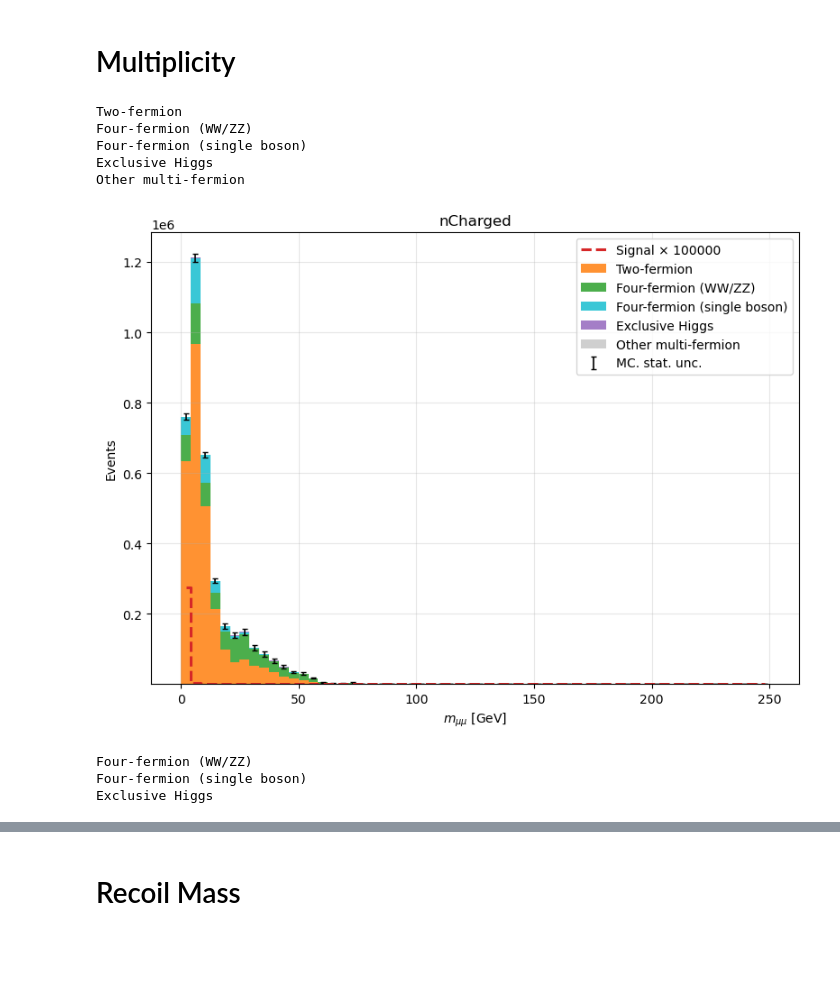
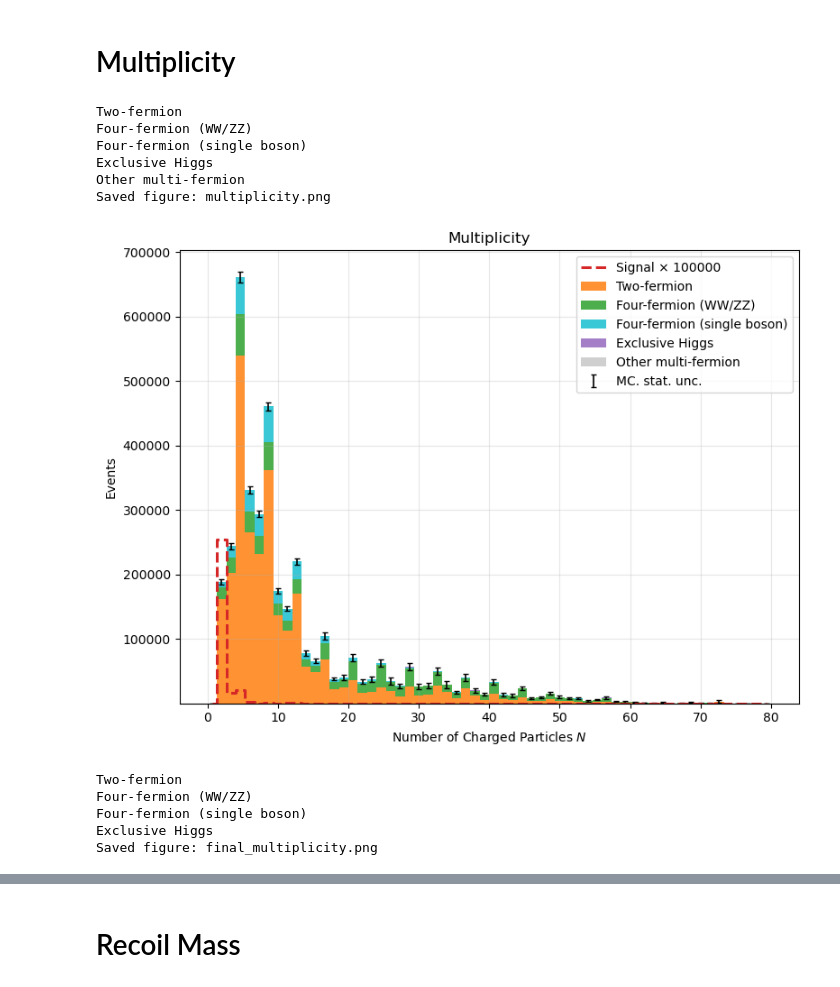
Before and after one commit to mazeeqe/tomaz-example, a Jupyter notebook: data/histogram.ipynb, the cells around one changed output, grey strips where cells are left out. Saved outputs shown, nothing was run; the diff lists cells and outputs as text; code cells hidden in the pictures; blank space fills up the shorter version.

```diff
--- a/data/histogram.ipynb
+++ b/data/histogram.ipynb
@@ -461,7 +461,7 @@ h_mass_sigma = 0.11
 
 # Values extracted from: https://pdg.lbl.gov/2025/tables/contents_tables.html
 
-sigma_ZH = 346.0          # fb (example: eL pR) the cross-setion
+sigma_ZH = 363.0          # fb (example: eL pR) the cross-setion
 BR_H_inv = 0.001 # % the percentage
 BR_Z_mumu = 0.03366 # % the percentage
 err_BR_Z_mumu = 0.00060 # % the error in percentage
@@ -486,7 +486,12 @@ err_sigma_BRZ = rel_err_BRZ * sigma_signal
 
 sigma_total_uncertainty = np.sqrt(sigma_stat**2 + err_sigma_BRZ**2)
 
-print("========== Signal =========")
+print("========== Global ==========")
+print(f"Luminosity: {lumi}")
+print(f"Number of Generated Events :", 2388)
+print("========== Signal ==========")
+print(f"Zh cross-section: {sigma_ZH}")
+print(f"Z to two Muons: {BR_Z_mumu}")
 print(r"Branching Ratio $h \to \text{inv}$ =" ,BR_H_inv)
 print(f"Cross-Section = {sigma_signal}")
 print(f"Cross-Section Uncertainty = {sigma_total_uncertainty}")
@@ -2442,7 +2441,7 @@ def plot_weighted_histogram_with_signal(
     if title:
         ax.set_title(title)
 
-    ax.legend()
+    ax.legend(loc="upper right")
     ax.grid(alpha=0.3)
     plt.tight_layout()
     if save_path:
@@ -2451,7 +2450,7 @@ def plot_weighted_histogram_with_signal(
     plt.show()
 # %%
 sig_max = 100_000
-sig_min = 100
+sig_min = 1_000
 # %%
 plot_weighted_histogram_with_signal(
     dataset_df,
@@ -2499,35 +2499,34 @@ Saved figure: invariant_mass_final.png
 # %%
 plot_weighted_histogram_with_signal(
 dataset_df,
 variable="nCharged",
 bins=60,
-range=(0, 250),
+range=(0, 80),
 signal_scale=sig_max,
-#vline=z_mass,
-#vlabel=rf"$m_Z = {z_mass:}$ GeV",
-title=f"{"nCharged"}",
-xlabel=r"$m_{\mu\mu}$ [GeV]",
-save_path=None
+title=f"Multiplicity",
+xlabel=r"Number of Charged Particles $N$",
+save_path="multiplicity.png"
 )
 plot_weighted_histogram_with_signal(
 final_df,
 variable="nCharged",
 bins=60,
-range=(0, 250),
+range=(0, 6),
 signal_scale=sig_min,
-#vline=z_mass,
-#vlabel=rf"$m_Z = {z_mass:}$ GeV",
-title=f"{"nCharged"}",
-xlabel=r"$m_{\mu\mu}$ [GeV]",
-save_path=None
+title=f"Multiplicity",
+xlabel=r"Number of Charged Particles $N$",
+save_path="final_multiplicity.png"
 )
 # %% [output]
 Two-fermion
 Four-fermion (WW/ZZ)
 Four-fermion (single boson)
 Exclusive Higgs
 Other multi-fermion
+Saved figure: multiplicity.png
-[figure, old version]
+[figure, new version]
+Two-fermion
 Four-fermion (WW/ZZ)
 Four-fermion (single boson)
 Exclusive Higgs
+Saved figure: final_multiplicity.png
```
Also changed, not shown: parts of 23 cells of this notebook, 20 other files.
